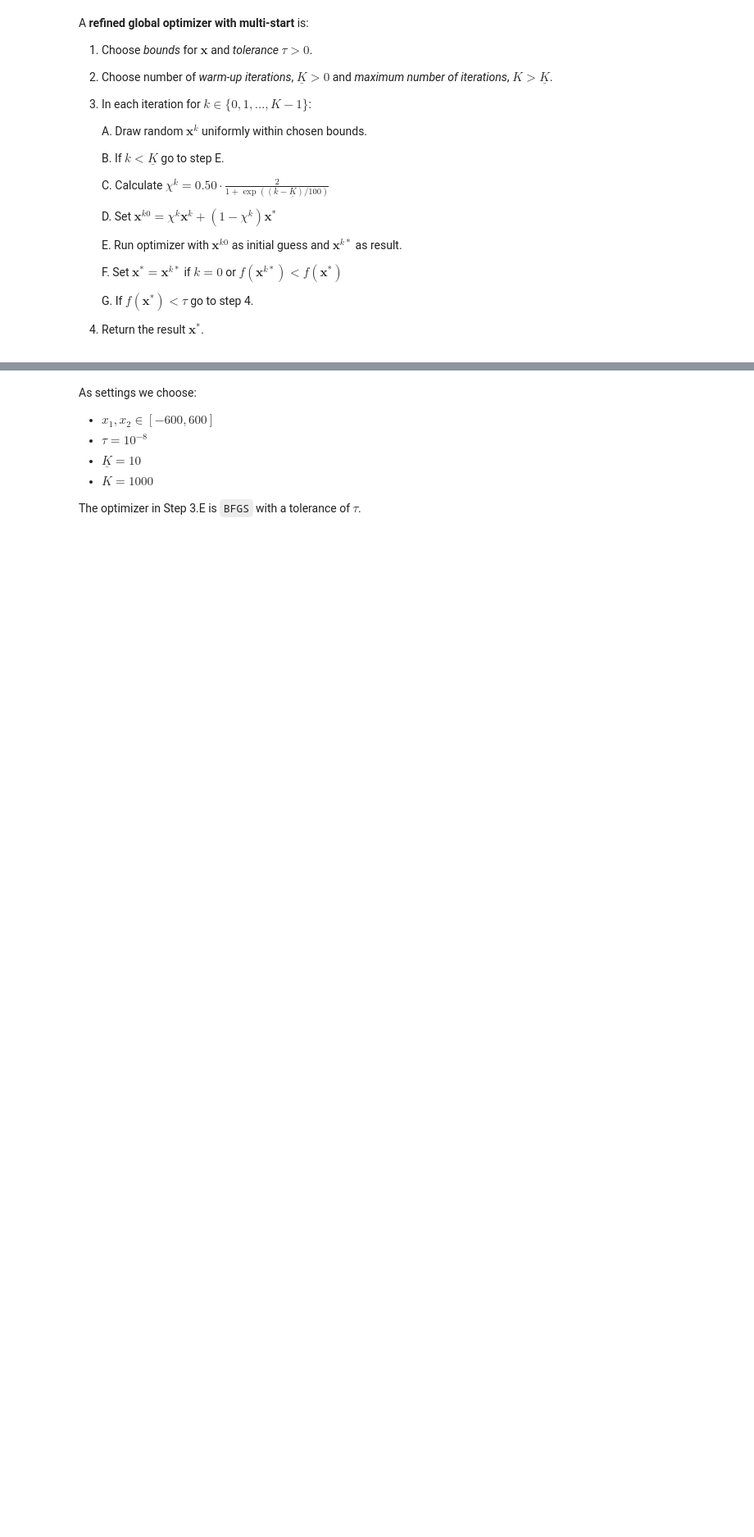
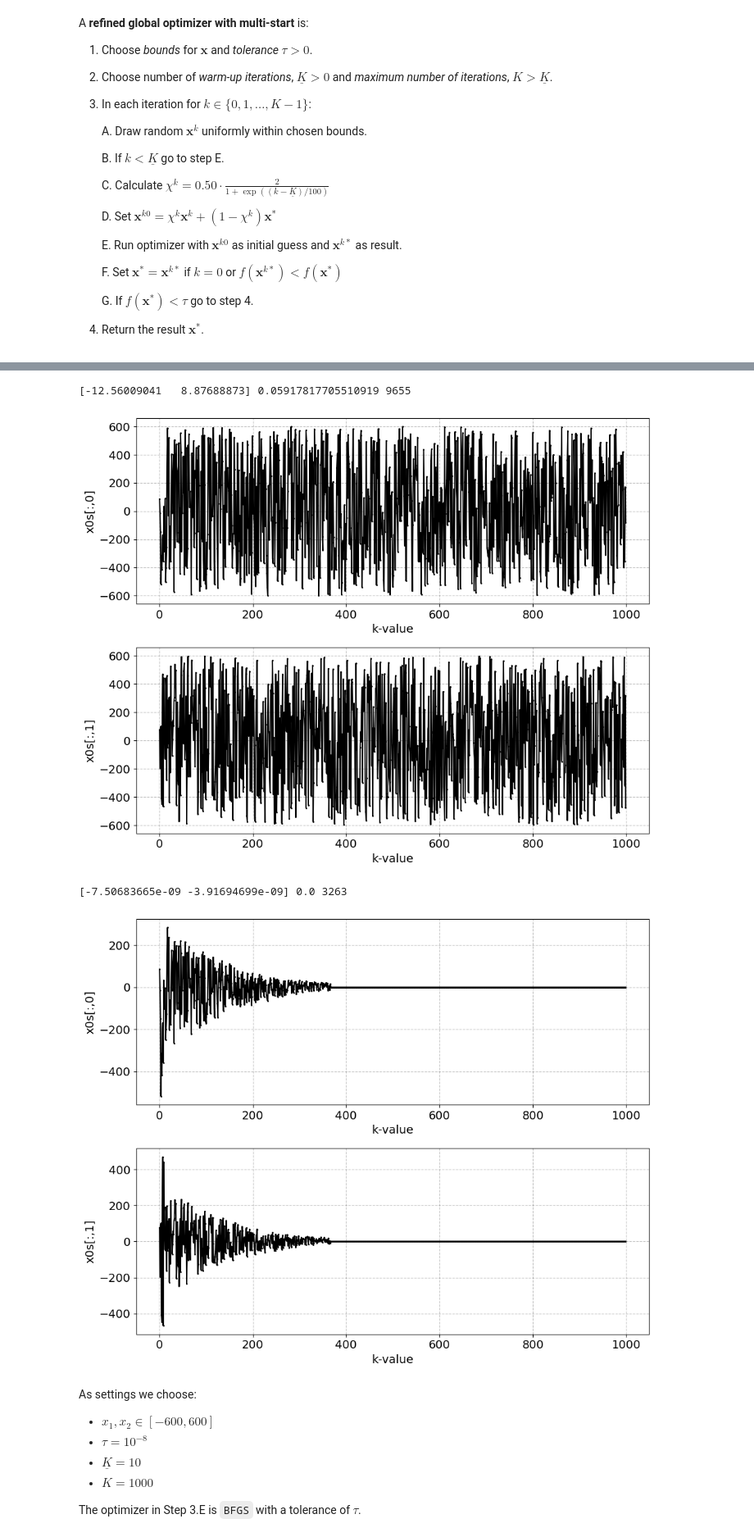
Before and after one commit to NumEconCopenhagen/projects-2023-magnus-kristian, a Jupyter notebook: examproject/Exam-2023-notebook_KRE.ipynb, the cells around one changed output, grey strips where cells are left out. Shown at 82% size. Drawn from its saved outputs; the diff is of its cells as text; code cells hidden in the pictures; blank space fills up the shorter version.

```diff
--- a/examproject/Exam-2023-notebook_KRE.ipynb
+++ b/examproject/Exam-2023-notebook_KRE.ipynb
@@ -542,3 +609,47 @@ A **refined global optimizer with multi-start** is:
+# %%
+def solve_multistart(K=1000, K_warm=10, tol=1e-8,lower_bound=-600, upper_bound=600,refined=True,print_contour=False,print_convergence=False):
+    np.random.seed(2000)
+    x0s = np.empty((K, 2))
+    xs = np.empty((K, 2))
+
+    fopt = np.inf
+    xopt = np.nan
+    for k in range(K):
+        # Draw random starting point
+        x0s[k, :] = np.random.uniform(lower_bound, upper_bound, 2)
+        if k >= K_warm and refined:
+            chi = 0.5 * 2 / (1 + np.exp((k - K_warm) / 100))
+            x0s[k, :] = chi * x0s[k, :] + (1 - chi) * xopt
+
+        # a. optimize
+        result = optimize.minimize(griewank, x0s[k, :], method='BFGS', callback=collect, tol=tol, options={'disp': False})
+        xs[k, :] = result.x
+        f = result.fun
+
+        # b. update
+        if f < fopt:
+            fopt = f
+            xopt = xs[k, :]
+
+        if fopt < tol:
+            break
+
+    print(xopt, fopt, nit)
+    if print_contour:
+        contour()
+    if print_convergence:
+        convergence(K,x0s=x0s)
+    return result,x0s
+# %%
+nit=0
+res=solve_multistart(refined=False, print_convergence=True)
+nit=0
+res=solve_multistart(refined=True, print_convergence=True)
+# %% [output]
+[-12.56009041   8.87688873] 0.05917817705510919 9655
+[figure, added]
+[-7.50683665e-09 -3.91694699e-09] 0.0 3263
+[figure, added]
 # %% [markdown]
 As settings we choose:
 
```
Also changed, not shown: parts of 16 cells of this notebook.
